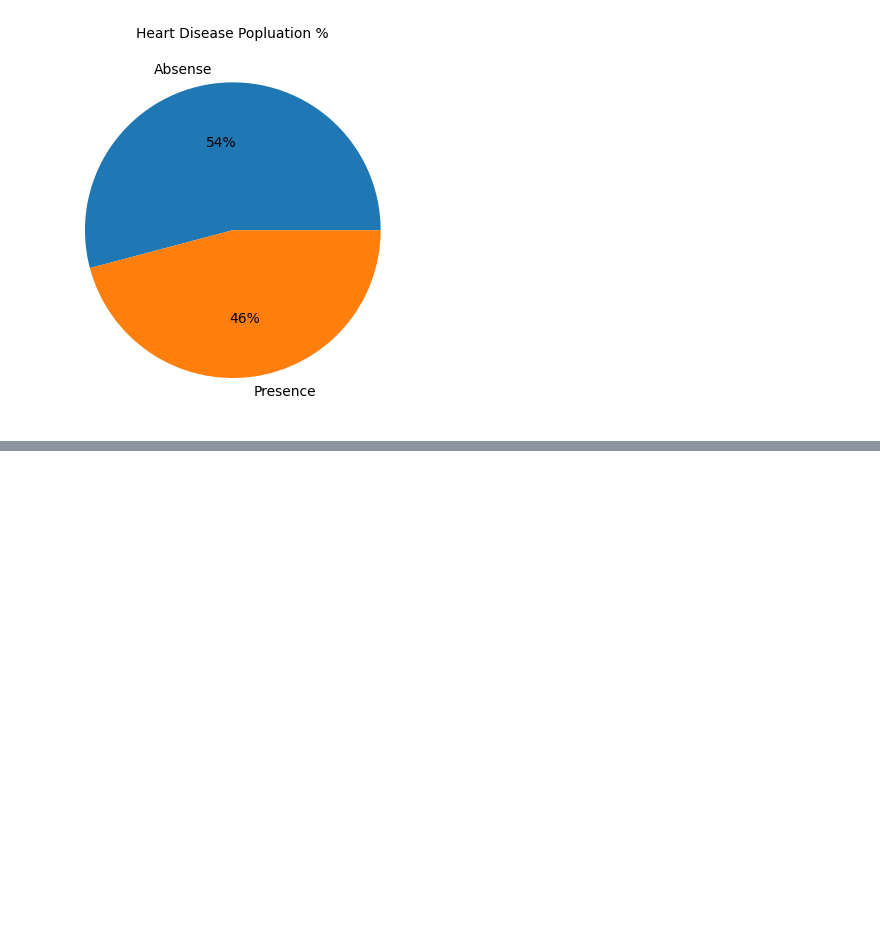
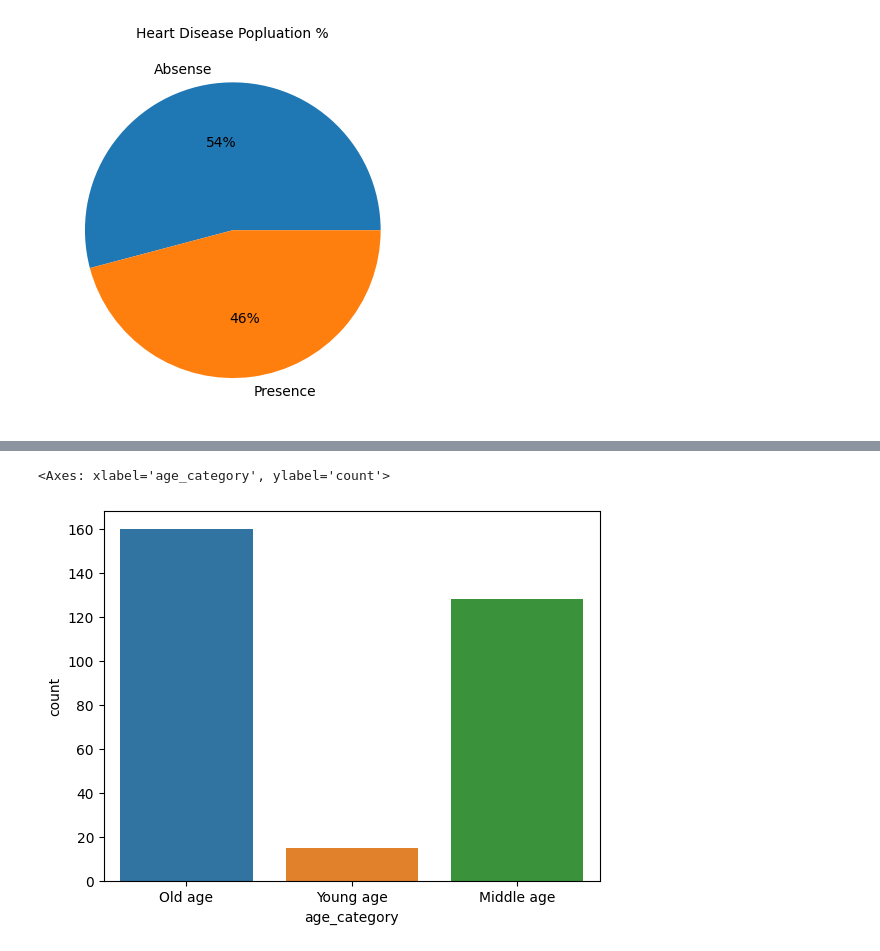
Before and after one commit to RohanDarjii/Heart-Disease-Analysis, a Jupyter notebook: heartdisease.ipynb, the cells around one changed output, grey strips where cells are left out. Cells and saved outputs as stored; diff of their text form; code cells hidden in the pictures; blank space fills up the shorter version.

```diff
--- a/heartdisease.ipynb
+++ b/heartdisease.ipynb
@@ -137,0 +203,7 @@ plt.show()
+# %%
+df['age_category'] = df['age'].apply(age_range)
+# %%
+sns.countplot(data=df,x='age_category')
+# %% [output]
+<Axes: xlabel='age_category', ylabel='count'>
+[figure, added]
```
Also changed, not shown: parts of 17 cells of this notebook.
